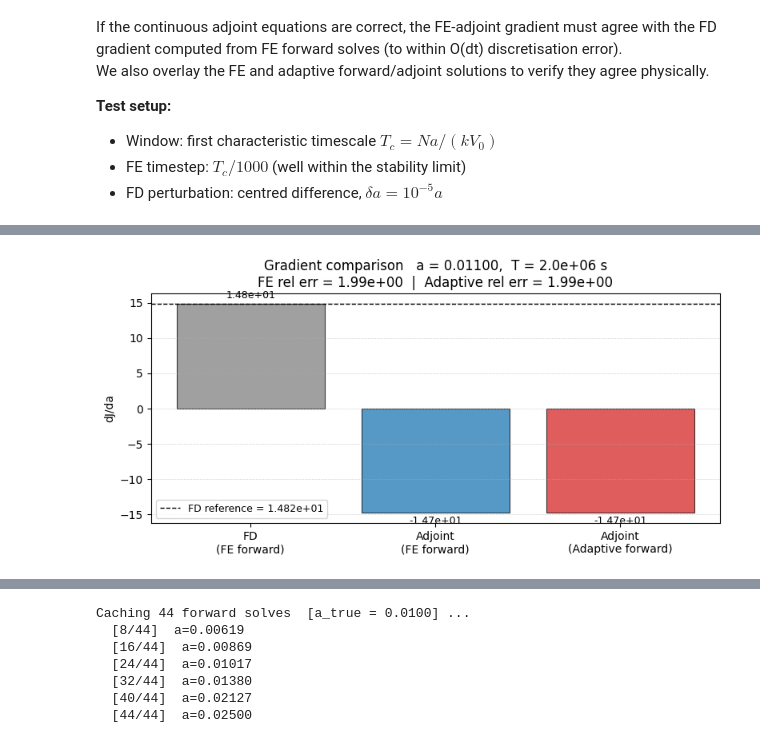
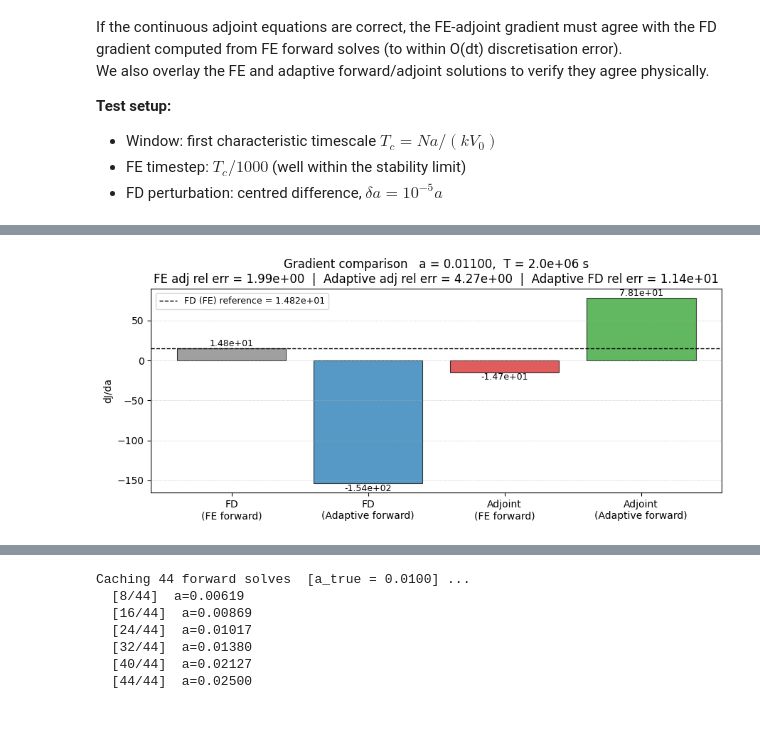
Before and after one commit to ericeberg3/spring-slider-adjoint, a Jupyter notebook: slip_adjoint_springslider_adapttime.ipynb, the cells around one changed output, grey strips where cells are left out. Saved outputs shown, nothing was run; the diff lists cells and outputs as text; code cells hidden in the pictures.

```diff
--- a/slip_adjoint_springslider_adapttime.ipynb
+++ b/slip_adjoint_springslider_adapttime.ipynb
@@ -358,11 +358,11 @@ u_obs_test = fwd_true['u'][mask_obs]
 # ------------------------------------------------------------------
 # Step 1 & 2: forward solves
 # ------------------------------------------------------------------
-print(f"\n[1/5] FE forward solve  (a = {M_fe['a']:.5f}) ...")
+print(f"\n[1/6] FE forward solve  (a = {M_fe['a']:.5f}) ...")
 fwd_fe = forward_solve_euler(M_fe, T_test, u_init, psi_init, dt_euler)
 print(f"      {len(fwd_fe['t'])-1} steps  |  V(T)={fwd_fe['V'][-1]:.4e} m/s  |  u(T)={fwd_fe['u'][-1]:.4e} m")
 
-print(f"[2/5] Adaptive RK forward solve ...")
+print(f"[2/6] Adaptive RK forward solve ...")
 fwd_ad = forward_solve_adaptive(M_fe, T_test, u_init, psi_init)
 print(f"      {len(fwd_ad['t'])-1} steps  |  V(T)={fwd_ad['V'][-1]:.4e} m/s  |  u(T)={fwd_ad['u'][-1]:.4e} m")
 
@@ -370,48 +370,70 @@ J_fe = compute_J(fwd_fe, t_obs_test, u_obs_test, sigma_test)
 J_ad = compute_J(fwd_ad, t_obs_test, u_obs_test, sigma_test)
 
 # ------------------------------------------------------------------
-# Step 3 & 4: adjoint solves (CN on each respective forward grid)
+# Step 3 & 4: adjoint solves
 # ------------------------------------------------------------------
-print(f"[3/5] FE adjoint solve ...")
+print(f"[3/6] FE adjoint solve ...")
 adj_fe      = adjoint_solve(fwd_fe, t_obs_test, u_obs_test, M_fe, sigma_test)
 grad_adj_fe = compute_grad_a(fwd_fe, adj_fe, M_fe)
 
-print(f"[4/5] Adaptive adjoint solve ...")
-# adj_ad      = adjoint_solve(fwd_ad, t_obs_test, u_obs_test, M_fe, sigma_test)
-adj_ad      = adjoint_solve(fwd_fe, t_obs_test, u_obs_test, M_fe, sigma_test)
-grad_adj_ad = compute_grad_a(fwd_fe, adj_ad, M_fe)
-# grad_adj_ad = compute_grad_a(fwd_ad, adj_ad, M_fe)
+print(f"[4/6] Adaptive adjoint solve ...")
+
+# ---- Method A (original): adaptive adjoint, Jacobians from adaptive forward ----
+adj_ad      = adjoint_solve(fwd_ad, t_obs_test, u_obs_test, M_fe, sigma_test)
+grad_adj_ad = compute_grad_a(fwd_ad, adj_ad, M_fe)
+
+# ---- Method B (new): adaptive time steps, Jacobians interpolated from FE forward ----
+# adj_ad = adjoint_solve(fwd_ad, t_obs_test, u_obs_test,
+ # M_fe, sigma_test, fwd_interp=fwd_fe)
+# _fwd_ad_for_grad = dict(fwd_ad)
+# _fwd_ad_for_grad['dtau_da'] = np.interp(fwd_ad['t'], fwd_fe['t'], fwd_fe['dtau_da'])
+# _fwd_ad_for_grad['dG_da']   = np.interp(fwd_ad['t'], fwd_fe['t'], fwd_fe['dG_da'])
+# grad_adj_ad = compute_grad_a(_fwd_ad_for_grad, adj_ad, M_fe)
+# ----
 
 # ------------------------------------------------------------------
-# Step 5: FD gradient (all FE forward solves for speed)
+# Step 5: FD gradient — FE forward solves
 # ------------------------------------------------------------------
-print(f"[5/5] FD gradient  (da = {da_fd:.2e}) ...")
+print(f"[5/6] FD gradient via FE  (da = {da_fd:.2e}) ...")
 M_p = dict(M_fe); M_p['a'] = M_fe['a'] + da_fd
 M_m = dict(M_fe); M_m['a'] = M_fe['a'] - da_fd
 J_p = compute_J(forward_solve_euler(M_p, T_test, u_init, psi_init, dt_euler),
                 t_obs_test, u_obs_test, sigma_test)
-# J_m = compute_J(forward_solve_euler(M_m, T_test, u_obs_test, psi_init, dt_euler),
-#                 t_obs_test, u_obs_test, sigma_test)
 J_m = compute_J(forward_solve_euler(M_m, T_test, u_init, psi_init, dt_euler),
                 t_obs_test, u_obs_test, sigma_test)
-grad_fd = (J_p - J_m) / (2.0 * da_fd)
+grad_fd_fe = (J_p - J_m) / (2.0 * da_fd)
+
+# ------------------------------------------------------------------
+# Step 6: FD gradient — adaptive forward solves
+# ------------------------------------------------------------------
+print(f"[6/6] FD gradient via adaptive RK  (da = {da_fd:.2e}) ...")
+J_p_ad = compute_J(forward_solve_adaptive(M_p, T_test, u_init, psi_init),
+                   t_obs_test, u_obs_test, sigma_test)
+J_m_ad = compute_J(forward_solve_adaptive(M_m, T_test, u_init, psi_init),
+                   t_obs_test, u_obs_test, sigma_test)
+grad_fd_ad = (J_p_ad - J_m_ad) / (2.0 * da_fd)
+
+# keep grad_fd pointing at the FE FD reference (used by downstream cells)
+grad_fd = grad_fd_fe
 
 # ------------------------------------------------------------------
 # Summary table
 # ------------------------------------------------------------------
-rel_fe = abs(grad_adj_fe - grad_fd) / (abs(grad_fd) + 1e-30)
-rel_ad = abs(grad_adj_ad - grad_fd) / (abs(grad_fd) + 1e-30)
+rel_fe    = abs(grad_adj_fe - grad_fd_fe) / (abs(grad_fd_fe) + 1e-30)
+rel_ad    = abs(grad_adj_ad - grad_fd_fe) / (abs(grad_fd_fe) + 1e-30)
+rel_fd_ad = abs(grad_fd_ad  - grad_fd_fe) / (abs(grad_fd_fe) + 1e-30)
 
-print(f"\n{'':->68}")
+print(f"\n{'':->76}")
 print(f"{'Quantity':<38}  {'FE forward':>14}  {'Adaptive fwd':>14}")
-print(f"{'':->68}")
+print(f"{'':->76}")
 print(f"{'J':<38}  {J_fe:14.6e}  {J_ad:14.6e}")
 print(f"{'dJ/da  (adjoint)':<38}  {grad_adj_fe:14.6e}  {grad_adj_ad:14.6e}")
-print(f"{'dJ/da  (FD ref — FE)':<38}  {grad_fd:14.6e}  {'(same ref)':>14}")
-print(f"{'relative error vs FD':<38}  {rel_fe:14.2e}  {rel_ad:14.2e}")
+print(f"{'dJ/da  (FD)':<38}  {grad_fd_fe:14.6e}  {grad_fd_ad:14.6e}")
+print(f"{'relative error vs FD (FE)':<38}  {rel_fe:14.2e}  {rel_ad:14.2e}")
 print(f"{'PASS / FAIL  (< 5 %)':<38}  {'PASS' if rel_fe < 0.05 else 'FAIL':>14}  "
       f"{'PASS' if rel_ad < 0.05 else 'FAIL':>14}")
-print(f"{'':->68}")
+print(f"{'FD (adaptive) vs FD (FE) rel err':<38}  {'—':>14}  {rel_fd_ad:14.2e}")
+print(f"{'':->76}")
 
 # ======================================================================
 # Plot A — Forward solution overlay (V, u, psi)
@@ -471,15 +493,15 @@ plt.show()
 # ======================================================================
 # Plot C — Gradient bar chart
 # ======================================================================
-fig_c, ax_c = plt.subplots(figsize=(8, 4))
-labels_c = ['FD\n(FE forward)', 'Adjoint\n(FE forward)', 'Adjoint\n(Adaptive forward)']
-vals_c   = [grad_fd, grad_adj_fe, grad_adj_ad]
-colors_c = ['gray', 'C0', 'C3']
+fig_c, ax_c = plt.subplots(figsize=(9, 4))
+labels_c = ['FD\n(FE forward)', 'FD\n(Adaptive forward)', 'Adjoint\n(FE forward)', 'Adjoint\n(Adaptive forward)']
+vals_c   = [grad_fd_fe, grad_fd_ad, grad_adj_fe, grad_adj_ad]
+colors_c = ['gray', 'C0', 'C3', 'C2']
 bars_c   = ax_c.bar(labels_c, vals_c, color=colors_c, alpha=0.75, edgecolor='k', lw=0.8)
-ax_c.axhline(grad_fd, color='k', ls='--', lw=1.0, label=f'FD reference = {grad_fd:.3e}')
+ax_c.axhline(grad_fd_fe, color='k', ls='--', lw=1.0, label=f'FD (FE) reference = {grad_fd_fe:.3e}')
 
 for bar, v in zip(bars_c, vals_c):
-    offset = 0.03 * abs(grad_fd)
+    offset = 0.03 * abs(grad_fd_fe)
     va = 'bottom' if v >= 0 else 'top'
     y  = v + (offset if v >= 0 else -offset)
     ax_c.text(bar.get_x() + bar.get_width() / 2, y, f'{v:.2e}',
@@ -487,7 +509,8 @@ for bar, v in zip(bars_c, vals_c):
 
 ax_c.set_ylabel('dJ/da')
 ax_c.set_title(f'Gradient comparison   a = {M_fe["a"]:.5f},  T = {T_test:.1e} s\n'
-               f'FE rel err = {rel_fe:.2e}  |  Adaptive rel err = {rel_ad:.2e}')
+               f'FE adj rel err = {rel_fe:.2e}  |  Adaptive adj rel err = {rel_ad:.2e}  |  '
+               f'Adaptive FD rel err = {rel_fd_ad:.2e}')
 ax_c.legend(fontsize=9)
 ax_c.grid(True, ls=':', lw=0.5, axis='y')
 plt.tight_layout()
@@ -515 +538 @@ PASS / FAIL  (< 5 %)                              FAIL            FAIL
-[figure, old version]
+[figure, new version]
```
Also changed, not shown: parts of 2 cells of this notebook, 3 other files.
